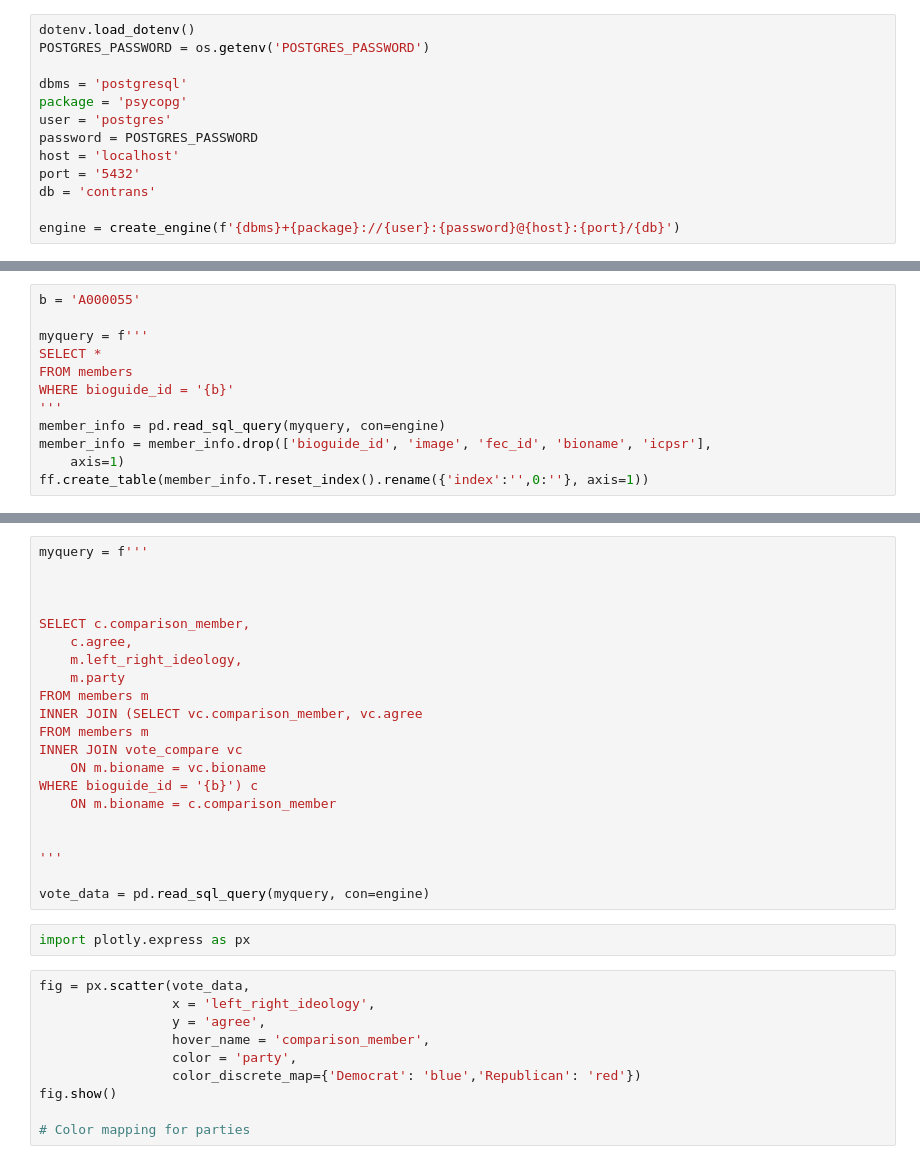
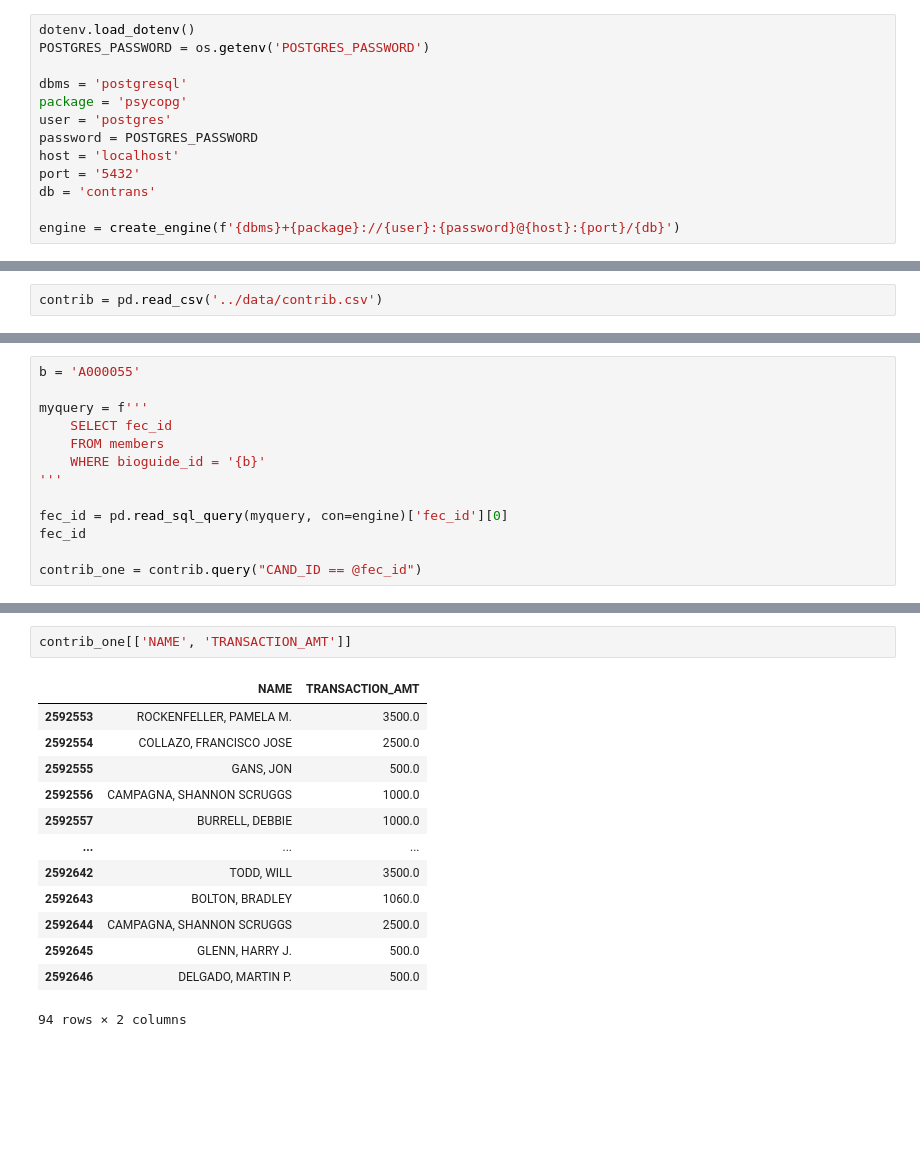
Before and after one commit to jkropko/contrans2025, a Jupyter notebook: app/app_sandbox.ipynb, the cells around one changed output, grey strips where cells are left out. Drawn from its saved outputs; the diff is of its cells as text; blank space fills up the shorter version.

```diff
--- a/app/app_sandbox.ipynb
+++ b/app/app_sandbox.ipynb
@@ -88,0 +52,2 @@ dropdown_options
+# %%
+contrib = pd.read_csv('../data/contrib.csv')
@@ -90,11 +57,12 @@ dropdown_options
 b = 'A000055'
 
 myquery = f'''
-SELECT *
-FROM members
-WHERE bioguide_id = '{b}'
+    SELECT fec_id
+    FROM members
+    WHERE bioguide_id = '{b}'
 '''
-member_info = pd.read_sql_query(myquery, con=engine)
-member_info = member_info.drop(['bioguide_id', 'image', 'fec_id', 'bioname', 'icpsr'],
-    axis=1)
-ff.create_table(member_info.T.reset_index().rename({'index':'',0:''}, axis=1))
+
+fec_id = pd.read_sql_query(myquery, con=engine)['fec_id'][0]
+fec_id
+
+contrib_one = contrib.query("CAND_ID == @fec_id")
@@ -143,33 +69,16 @@ pd.read_sql_query(myquery, con=engine)
-# %%
-myquery = f'''
-
-
-
-SELECT c.comparison_member,
-    c.agree,
-    m.left_right_ideology,
-    m.party
-FROM members m
-INNER JOIN (SELECT vc.comparison_member, vc.agree
-FROM members m
-INNER JOIN vote_compare vc
-    ON m.bioname = vc.bioname
-WHERE bioguide_id = '{b}') c
-    ON m.bioname = c.comparison_member
-
-
-'''
-
-vote_data = pd.read_sql_query(myquery, con=engine)
-# %%
-import plotly.express as px
-# %%
-fig = px.scatter(vote_data,
-                 x = 'left_right_ideology',
-                 y = 'agree',
-                 hover_name = 'comparison_member',
-                 color = 'party',
-                 color_discrete_map={'Democrat': 'blue','Republican': 'red'})
-fig.show()
-
-# Color mapping for parties
+# %%
+contrib_one[['NAME', 'TRANSACTION_AMT']]
+# %% [output]
+|  | NAME | TRANSACTION_AMT |
+| 2592553 | ROCKENFELLER, PAMELA M. | 3500.0 |
+| 2592554 | COLLAZO, FRANCISCO JOSE | 2500.0 |
+| 2592555 | GANS, JON | 500.0 |
+| 2592556 | CAMPAGNA, SHANNON SCRUGGS | 1000.0 |
+| 2592557 | BURRELL, DEBBIE | 1000.0 |
+| ... | ... | ... |
+| 2592642 | TODD, WILL | 3500.0 |
+| 2592643 | BOLTON, BRADLEY | 1060.0 |
+| 2592644 | CAMPAGNA, SHANNON SCRUGGS | 2500.0 |
+| 2592645 | GLENN, HARRY J. | 500.0 |
+| 2592646 | DELGADO, MARTIN P. | 500.0 |
+94 rows × 2 columns
```
Also changed, not shown: parts of 9 cells of this notebook, 2 other files.
